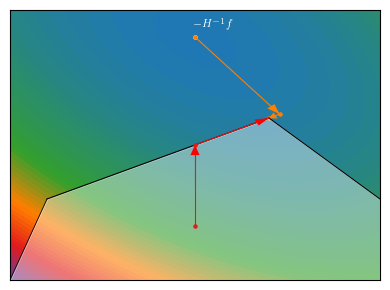
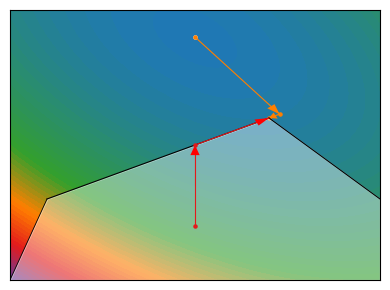
Unified diff of the notebook cell whose output changed from the first chart to the second:
--- before
+++ after
@@ -77,5 +77,5 @@
 print(middle_point)
 plt.scatter(middle_point[0],middle_point[1],color = "white", s = 5)
-plt.text(middle_point[0]+1, middle_point[1]+0.7, r'$-H^{-1}f$', fontsize=8, color='white', ha='right', va='top')
+# plt.text(middle_point[0]+1, middle_point[1]+0.7, r'$-H^{-1}f$', fontsize=8, color='white', ha='right', va='top')
 
 # Shade the feasible region

Commit: save